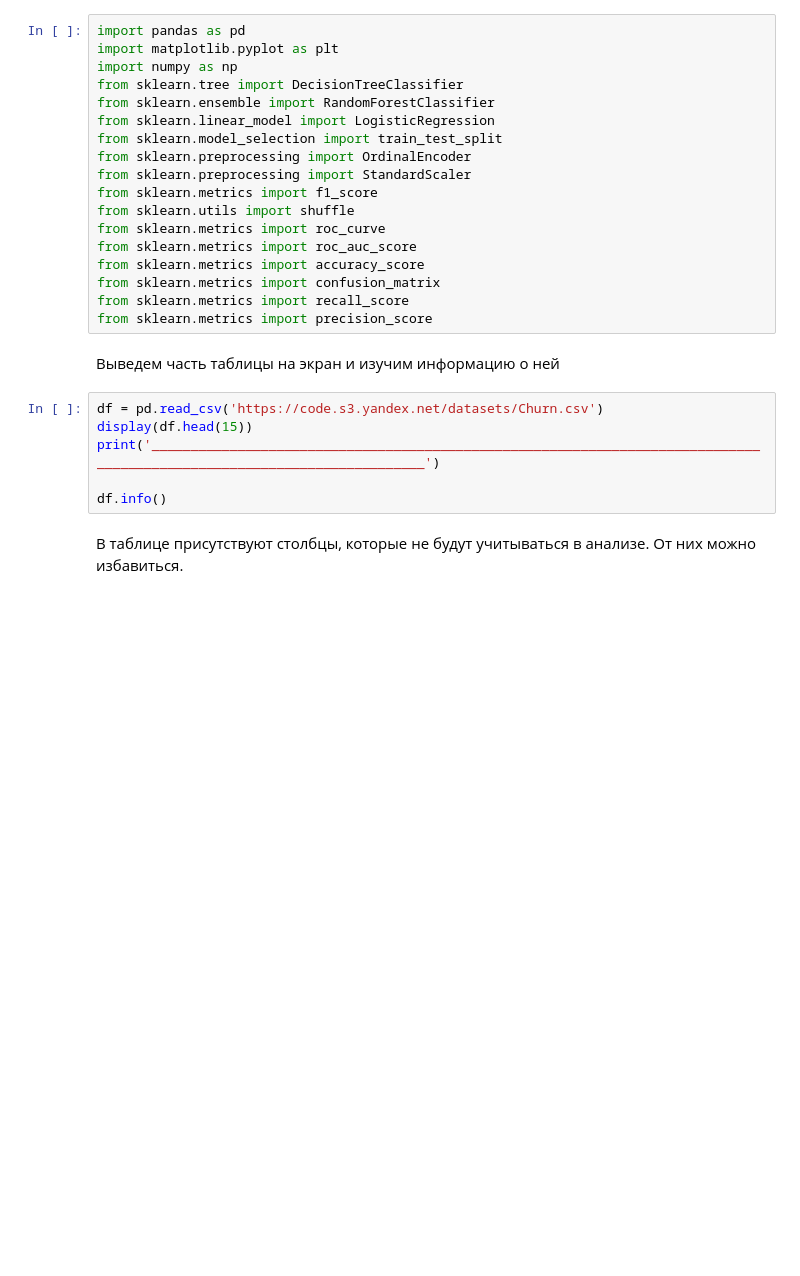
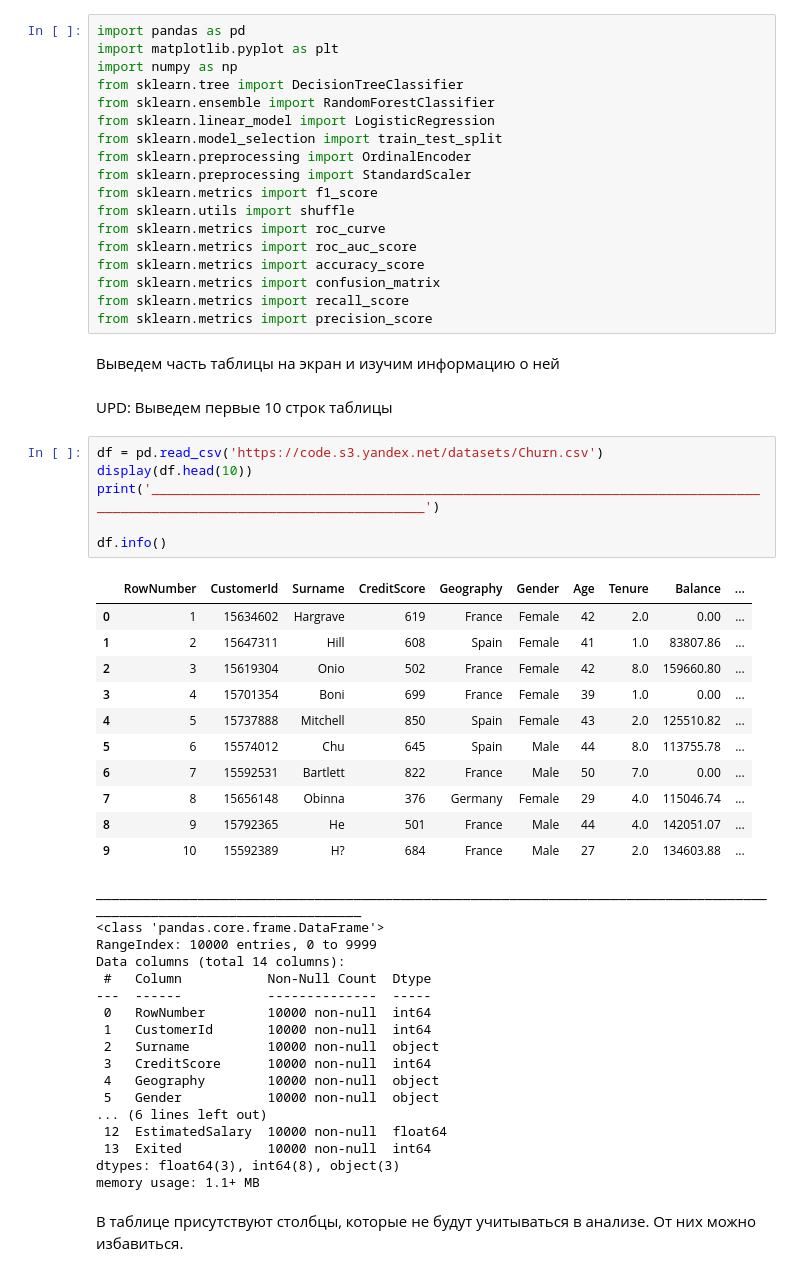
Before and after one commit to missirina88/project, a Jupyter notebook: project.ipynb, the cells around one changed output. Drawn from its saved outputs; the diff is of its cells as text; blank space fills up the shorter version.

Commit message:
changed the number of lines displayed on the screen

```diff
--- a/project.ipynb
+++ b/project.ipynb
@@ -69,12 +69,43 @@ from sklearn.metrics import recall_score
 from sklearn.metrics import precision_score
 # %% [markdown]
 Выведем часть таблицы на экран и изучим информацию о ней
+# %% [markdown]
+UPD: Выведем первые 10 строк таблицы
 # %%
 df = pd.read_csv('https://code.s3.yandex.net/datasets/Churn.csv')
-display(df.head(15))
+display(df.head(10))
 print('________________________________________________________________________________________________________________________')
 
 df.info()
+# %% [output]
+|  | RowNumber | CustomerId | Surname | CreditScore | Geography | Gender | Age | Tenure | Balance | ... |
+| 0 | 1 | 15634602 | Hargrave | 619 | France | Female | 42 | 2.0 | 0.00 | ... |
+| 1 | 2 | 15647311 | Hill | 608 | Spain | Female | 41 | 1.0 | 83807.86 | ... |
+| 2 | 3 | 15619304 | Onio | 502 | France | Female | 42 | 8.0 | 159660.80 | ... |
+| 3 | 4 | 15701354 | Boni | 699 | France | Female | 39 | 1.0 | 0.00 | ... |
+| 4 | 5 | 15737888 | Mitchell | 850 | Spain | Female | 43 | 2.0 | 125510.82 | ... |
+| 5 | 6 | 15574012 | Chu | 645 | Spain | Male | 44 | 8.0 | 113755.78 | ... |
+| 6 | 7 | 15592531 | Bartlett | 822 | France | Male | 50 | 7.0 | 0.00 | ... |
+| 7 | 8 | 15656148 | Obinna | 376 | Germany | Female | 29 | 4.0 | 115046.74 | ... |
+| 8 | 9 | 15792365 | He | 501 | France | Male | 44 | 4.0 | 142051.07 | ... |
+| 9 | 10 | 15592389 | H? | 684 | France | Male | 27 | 2.0 | 134603.88 | ... |
+________________________________________________________________________________________________________________________
+<class 'pandas.core.frame.DataFrame'>
+RangeIndex: 10000 entries, 0 to 9999
+Data columns (total 14 columns):
+ #   Column           Non-Null Count  Dtype
+---  ------           --------------  -----
+ 0   RowNumber        10000 non-null  int64
+ 1   CustomerId       10000 non-null  int64
+ 2   Surname          10000 non-null  object
+ 3   CreditScore      10000 non-null  int64
+ 4   Geography        10000 non-null  object
+ 5   Gender           10000 non-null  object
+... (6 lines left out)
+ 12  EstimatedSalary  10000 non-null  float64
+ 13  Exited           10000 non-null  int64
+dtypes: float64(3), int64(8), object(3)
+memory usage: 1.1+ MB
 # %% [markdown]
 В таблице присутствуют столбцы, которые не будут учитываться в анализе. От них можно избавиться.
 # %%
```
Also changed, not shown: parts of 36 cells of this notebook.
